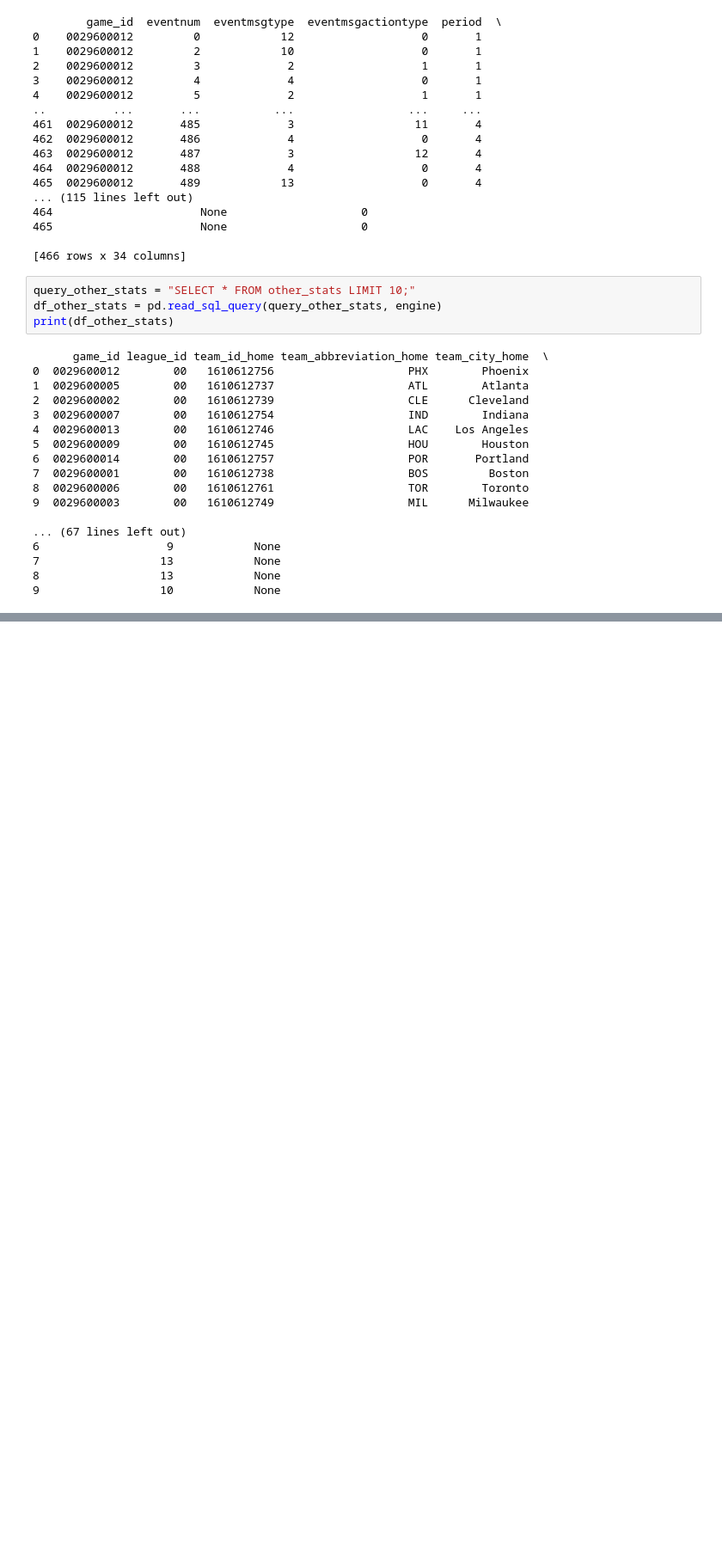
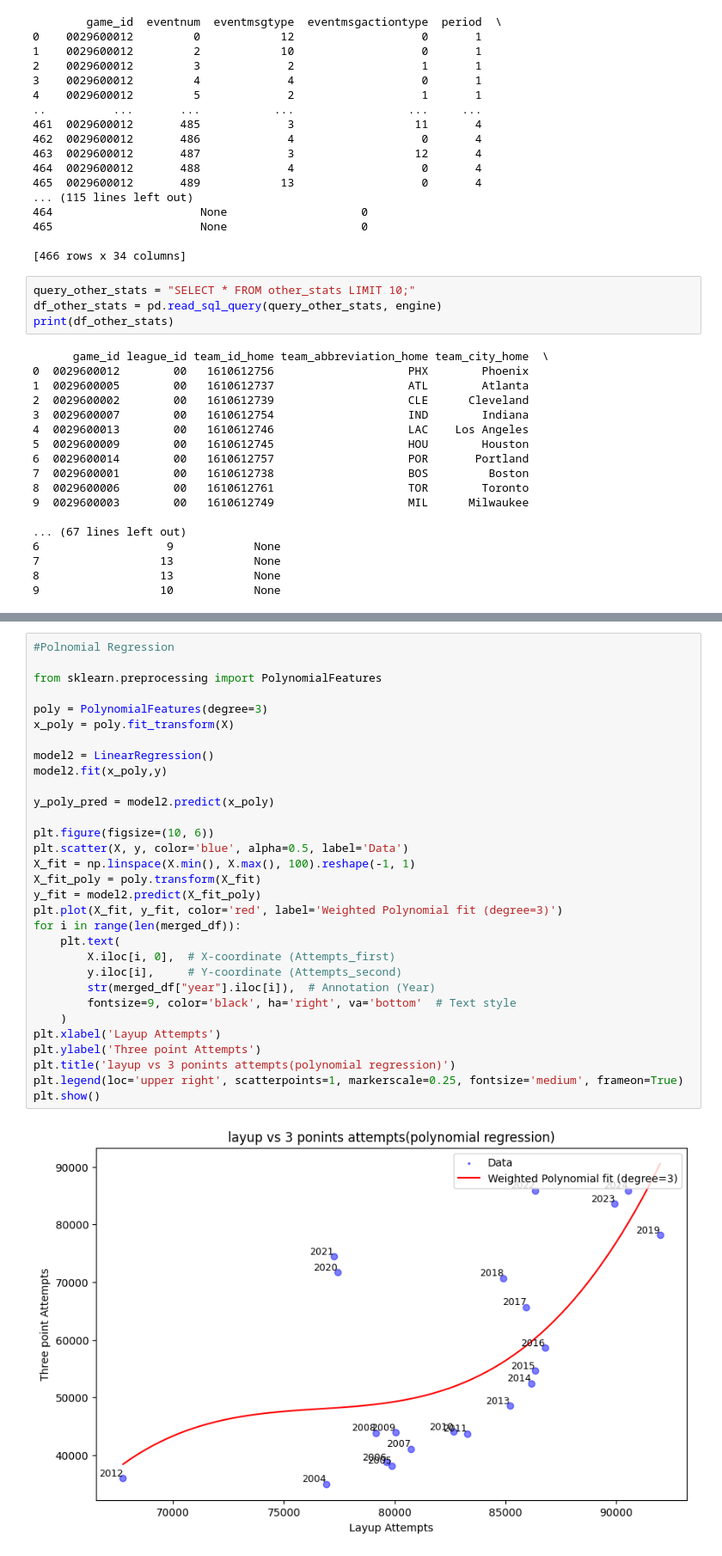
Before and after one commit to PestanaJose/NBA-Analysis, a Jupyter notebook: Basketball.ipynb, the cells around one changed output, grey strips where cells are left out. Shown at 86% size. Cells and saved outputs as stored; diff of their text form; blank space fills up the shorter version.

```diff
--- a/Basketball.ipynb
+++ b/Basketball.ipynb
@@ -109,0 +247,33 @@ print(df_other_stats)
+# %%
+#Polnomial Regression
+
+from sklearn.preprocessing import PolynomialFeatures
+
+poly = PolynomialFeatures(degree=3)
+x_poly = poly.fit_transform(X)
+
+model2 = LinearRegression()
+model2.fit(x_poly,y)
+
+y_poly_pred = model2.predict(x_poly)
+
+plt.figure(figsize=(10, 6))
+plt.scatter(X, y, color='blue', alpha=0.5, label='Data')
+X_fit = np.linspace(X.min(), X.max(), 100).reshape(-1, 1)
+X_fit_poly = poly.transform(X_fit)
+y_fit = model2.predict(X_fit_poly)
+plt.plot(X_fit, y_fit, color='red', label='Weighted Polynomial fit (degree=3)')
+for i in range(len(merged_df)):
+    plt.text(
+        X.iloc[i, 0],  # X-coordinate (Attempts_first)
+        y.iloc[i],     # Y-coordinate (Attempts_second)
+        str(merged_df["year"].iloc[i]),  # Annotation (Year)
+        fontsize=9, color='black', ha='right', va='bottom'  # Text style
+    )
+plt.xlabel('Layup Attempts')
+plt.ylabel('Three point Attempts')
+plt.title('layup vs 3 ponints attempts(polynomial regression)')
+plt.legend(loc='upper right', scatterpoints=1, markerscale=0.25, fontsize='medium', frameon=True)
+plt.show()
+# %% [output]
+[figure, added]
```
Also changed, not shown: parts of 9 cells of this notebook.
